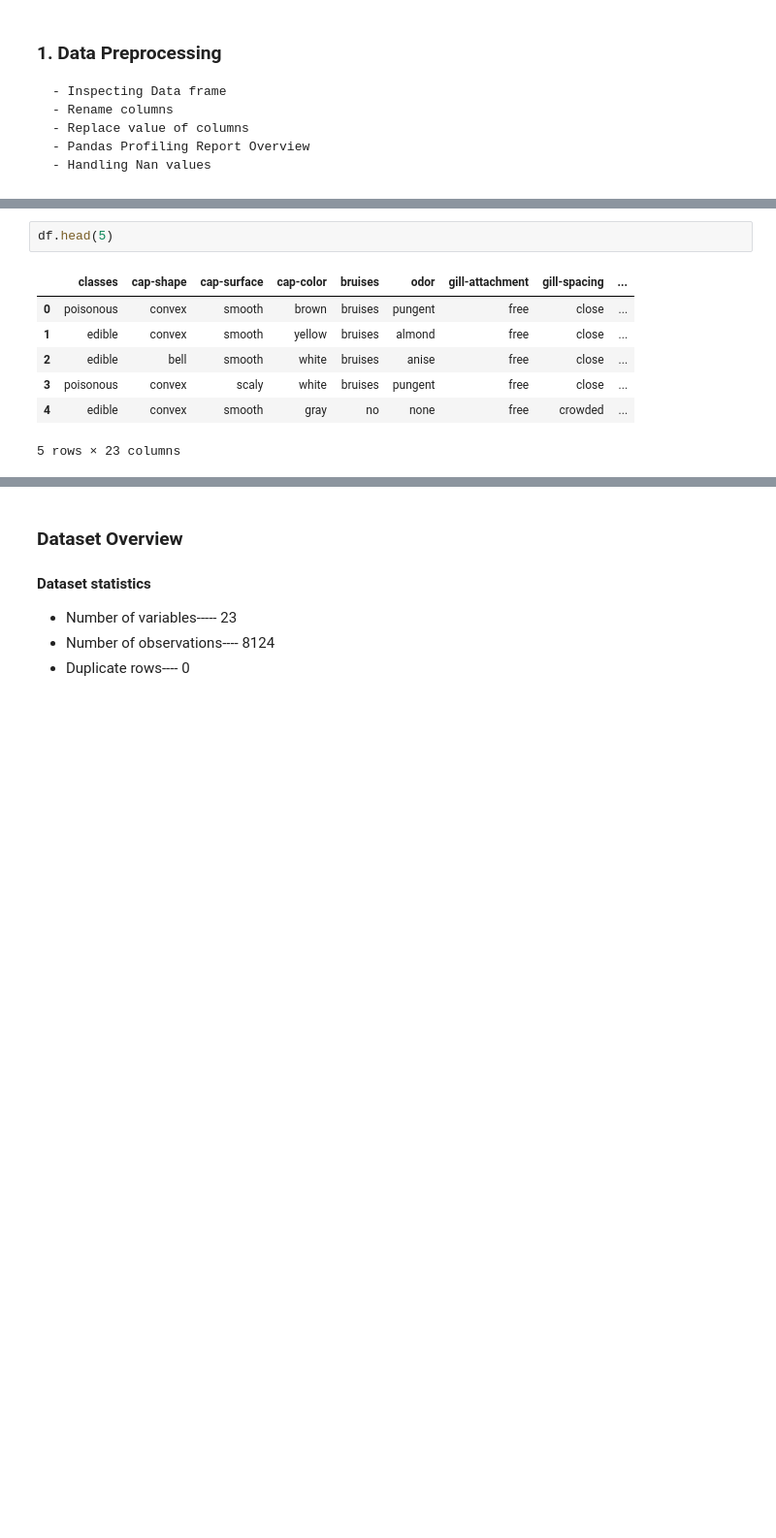
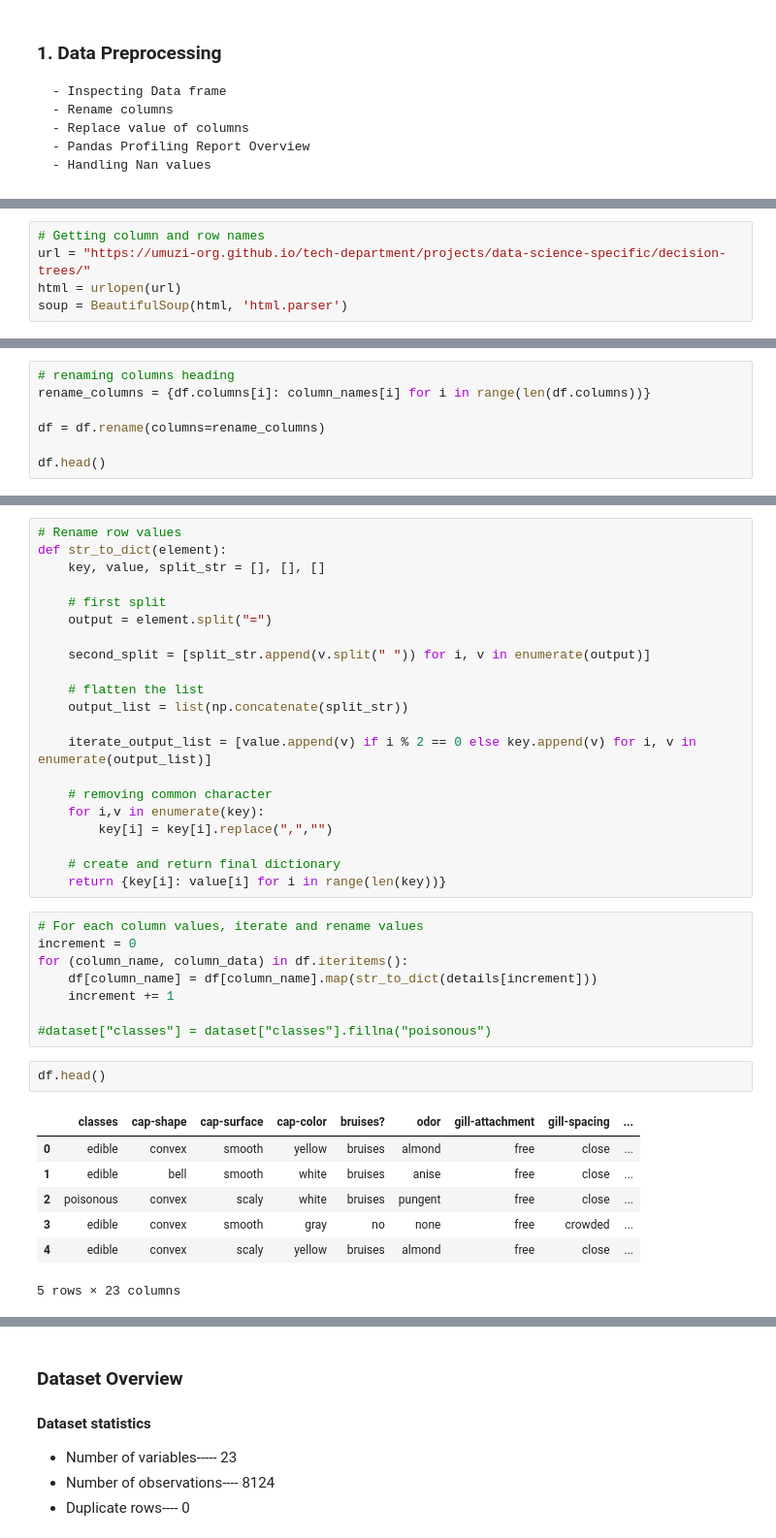
Before and after one commit to Mahnatse-rgb/Decision-Tree-Model, a Jupyter notebook: notebook/Decision_tree_model.ipynb, the cells around one changed output, grey strips where cells are left out. Shown: that part at 97% size. Saved outputs shown, nothing was run; the diff lists cells and outputs as text; blank space fills up the shorter version.

```diff
--- a/notebook/Decision_tree_model.ipynb
+++ b/notebook/Decision_tree_model.ipynb
@@ -105,0 +68,5 @@ df['habitat'] = df['habitat'].replace(to_replace =['g','l','m','p','u','w','d'],
+# %%
+# Getting column and row names
+url = "https://umuzi-org.github.io/tech-department/projects/data-science-specific/decision-trees/"
+html = urlopen(url)
+soup = BeautifulSoup(html, 'html.parser')
@@ -105,0 +87,7 @@ df['habitat'] = df['habitat'].replace(to_replace =['g','l','m','p','u','w','d'],
+# %%
+# renaming columns heading
+rename_columns = {df.columns[i]: column_names[i] for i in range(len(df.columns))}
+
+df = df.rename(columns=rename_columns)
+
+df.head()
@@ -106,12 +102,41 @@ df['habitat'] = df['habitat'].replace(to_replace =['g','l','m','p','u','w','d'],
+# %%
+# Rename row values
+def str_to_dict(element):
+    key, value, split_str = [], [], []
+
+    # first split
+    output = element.split("=")
+
+    second_split = [split_str.append(v.split(" ")) for i, v in enumerate(output)]
+
+    # flatten the list
+    output_list = list(np.concatenate(split_str))
+
+    iterate_output_list = [value.append(v) if i % 2 == 0 else key.append(v) for i, v in enumerate(output_list)]
+
+    # removing common character
+    for i,v in enumerate(key):
+        key[i] = key[i].replace(",","")
+
+    # create and return final dictionary
+    return {key[i]: value[i] for i in range(len(key))}
+# %%
+# For each column values, iterate and rename values
+increment = 0
+for (column_name, column_data) in df.iteritems():
+    df[column_name] = df[column_name].map(str_to_dict(details[increment]))
+    increment += 1
+
+#dataset["classes"] = dataset["classes"].fillna("poisonous")
 # %%
-df.head(5)
+df.head()
 # %% [output]
-|  | classes | cap-shape | cap-surface | cap-color | bruises | odor | gill-attachment | gill-spacing | ... |
-| 0 | poisonous | convex | smooth | brown | bruises | pungent | free | close | ... |
-| 1 | edible | convex | smooth | yellow | bruises | almond | free | close | ... |
-| 2 | edible | bell | smooth | white | bruises | anise | free | close | ... |
-| 3 | poisonous | convex | scaly | white | bruises | pungent | free | close | ... |
-| 4 | edible | convex | smooth | gray | no | none | free | crowded | ... |
+|  | classes | cap-shape | cap-surface | cap-color | bruises? | odor | gill-attachment | gill-spacing | ... |
+| 0 | edible | convex | smooth | yellow | bruises | almond | free | close | ... |
+| 1 | edible | bell | smooth | white | bruises | anise | free | close | ... |
+| 2 | poisonous | convex | scaly | white | bruises | pungent | free | close | ... |
+| 3 | edible | convex | smooth | gray | no | none | free | crowded | ... |
+| 4 | edible | convex | scaly | yellow | bruises | almond | free | close | ... |
 5 rows × 23 columns
 # %%
 df.describe()
```
Also changed, not shown: parts of 27 cells of this notebook, 1 other file.
